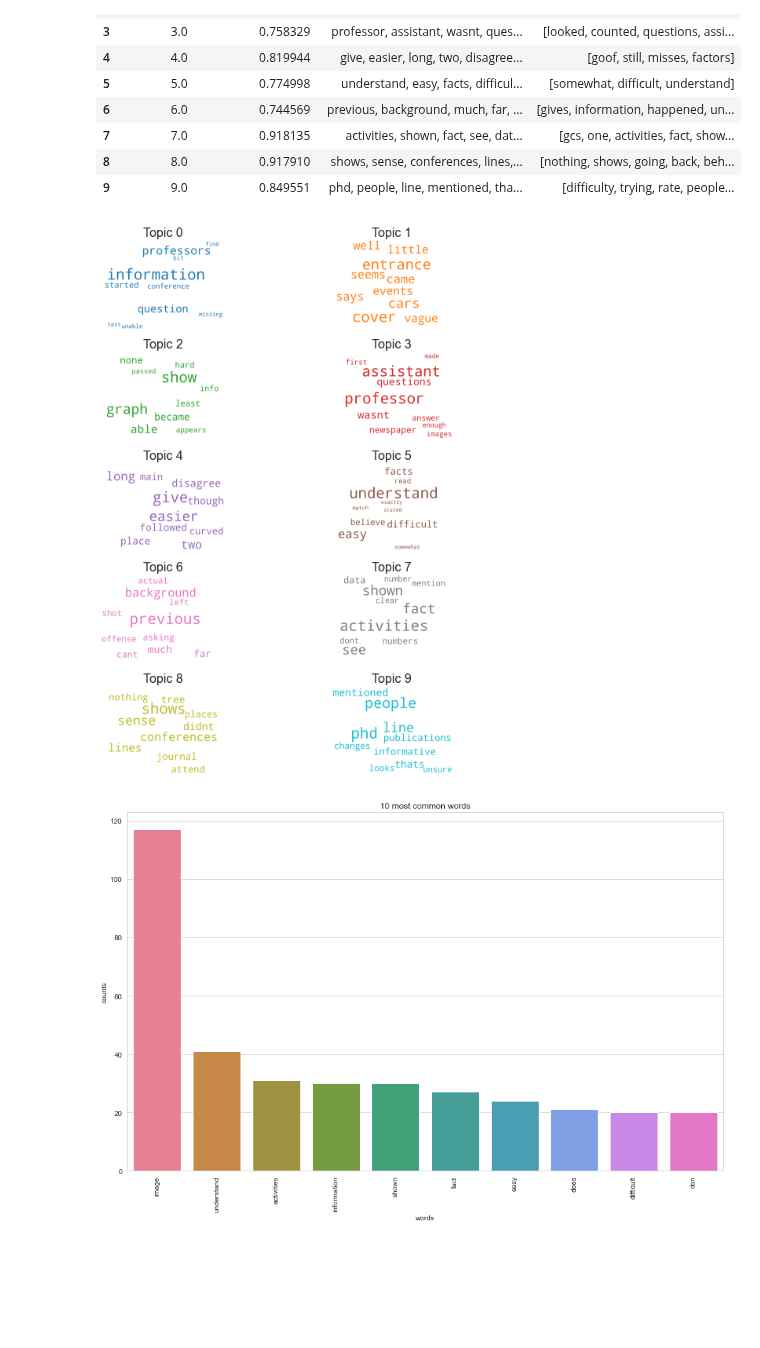
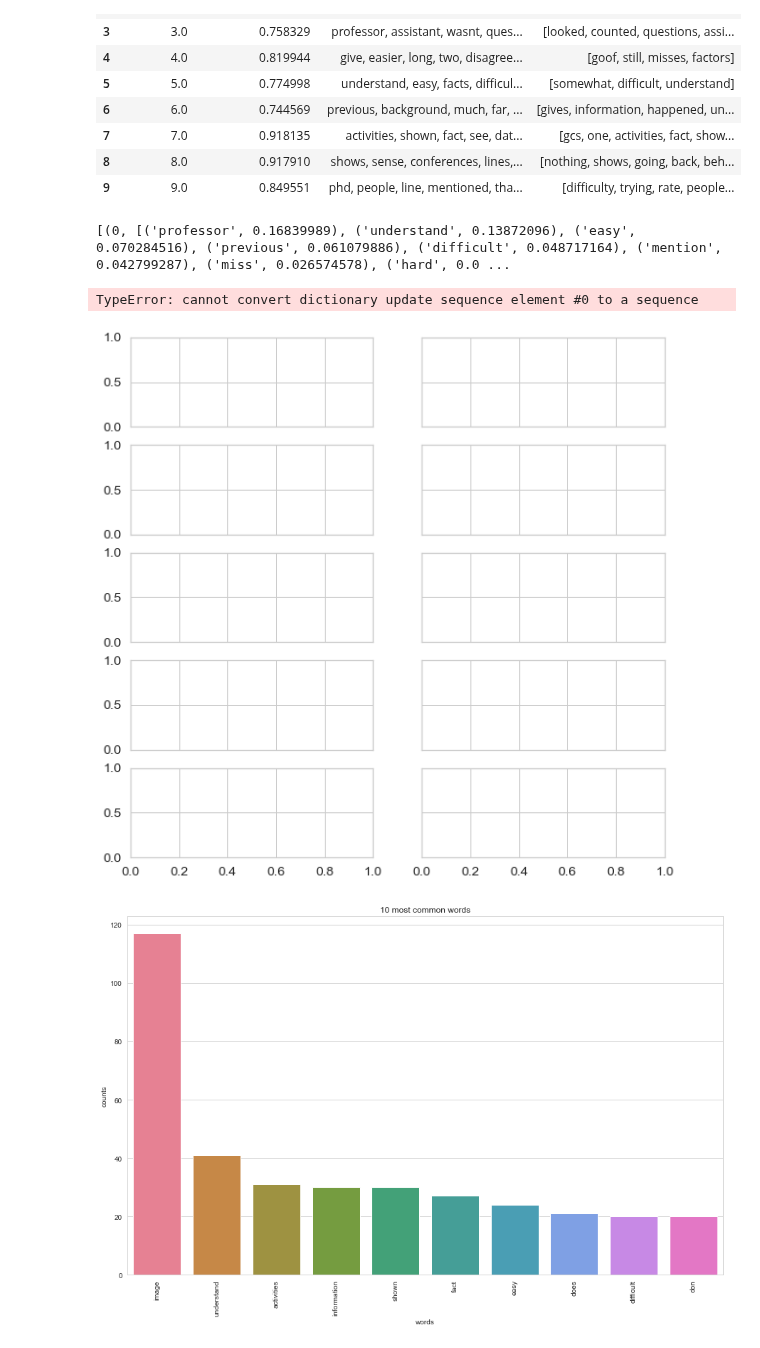
Before and after one commit to hdi-umd/SequenceSummary, a Jupyter notebook: Analysis/Qualitative_NLP_Analysis.ipynb, the cells around one changed output. Drawn from its saved outputs; the diff is of its cells as text; code cells hidden in the pictures; blank space fills up the shorter version.

```diff
--- a/Analysis/Qualitative_NLP_Analysis.ipynb
+++ b/Analysis/Qualitative_NLP_Analysis.ipynb
@@ -368,7 +388,7 @@ def format_topics_sentences(ldamodel=None, corpus=corpus, texts=data):
     return(sent_topics_df)
 
 
-df_topic_sents_keywords = format_topics_sentences(ldamodel=lda_model, corpus=corpus, texts=sentences)
+df_topic_sents_keywords = format_topics_sentences(ldamodel=lda_model, corpus=corpus, texts=big_string)
 
 # Format
 df_dominant_topic = df_topic_sents_keywords.reset_index()
@@ -421,35 +441,38 @@ sent_topics_sorteddf_mallet.head(10)
 # %%
 cols = [color for name, color in mcolors.TABLEAU_COLORS.items()]  # more colors: 'mcolors.XKCD_COLORS'
 
 cloud = WordCloud(stopwords=stop_words,
                   background_color='white',
                   width=2500,
                   height=1800,
                   max_words=10,
                   colormap='tab10',
                   color_func=lambda *args, **kwargs: cols[i],
                   prefer_horizontal=1.0)
 
 topics = lda_model.show_topics(formatted=False)
+print(topics)
 
 fig, axes = plt.subplots(5, 2, figsize=(10,10), sharex=True, sharey=True)
 
 for i, ax in enumerate(axes.flatten()):
     fig.add_subplot(ax)
-    topic_words = dict(topics[i][1])
+    topic_words = dict(topics[i])
     cloud.generate_from_frequencies(topic_words, max_font_size=300)
     plt.gca().imshow(cloud)
     plt.gca().set_title('Topic ' + str(i), fontdict=dict(size=16))
     plt.gca().axis('off')
 
 
 plt.subplots_adjust(wspace=0, hspace=0)
 plt.axis('off')
 plt.margins(x=0, y=0)
 plt.tight_layout()
 plt.show()
 # %% [output]
+[(0, [('professor', 0.16839989), ('understand', 0.13872096), ('easy', 0.070284516), ('previous', 0.061079886), ('difficult', 0.048717164), ('mention', 0.042799287), ('miss', 0.026574578), ('hard', 0.0 ...
+TypeError: cannot convert dictionary update sequence element #0 to a sequence
-[figure, old version]
+[figure, new version]
 # %%
 
 # Helper function
```
Also changed, not shown: parts of 35 cells of this notebook, 2 other files.
